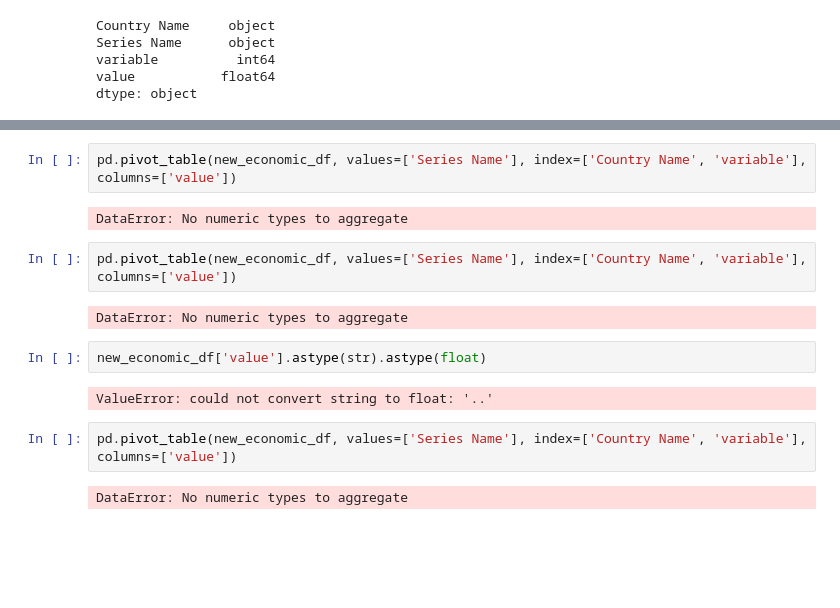
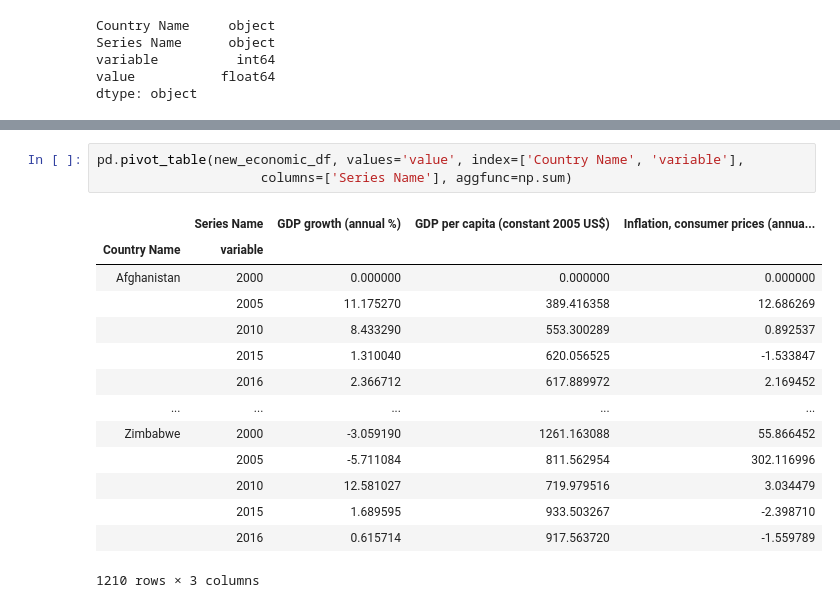
Before and after one commit to UncleBacon/ETL_Project, a Jupyter notebook: Jupyter Notebooks/economic.ipynb, the cells around one changed output, grey strips where cells are left out. Drawn from its saved outputs; the diff is of its cells as text; blank space fills up the shorter version.

```diff
--- a/Jupyter Notebooks/economic.ipynb
+++ b/Jupyter Notebooks/economic.ipynb
@@ -129,16 +116,18 @@ Length: 14520, dtype: object
 # %%
-pd.pivot_table(new_economic_df, values=['Series Name'], index=['Country Name', 'variable'], columns=['value'])
+pd.pivot_table(new_economic_df, values='value', index=['Country Name', 'variable'],
+                     columns=['Series Name'], aggfunc=np.sum)
 # %% [output]
+|  | Series Name | GDP growth (annual %) | GDP per capita (constant 2005 US$) | Inflation, consumer prices (annua... |
+| Country Name | variable |  |  |  |
+| Afghanistan | 2000 | 0.000000 | 0.000000 | 0.000000 |
+|  | 2005 | 11.175270 | 389.416358 | 12.686269 |
+|  | 2010 | 8.433290 | 553.300289 | 0.892537 |
+|  | 2015 | 1.310040 | 620.056525 | -1.533847 |
+|  | 2016 | 2.366712 | 617.889972 | 2.169452 |
+| ... | ... | ... | ... | ... |
+| Zimbabwe | 2000 | -3.059190 | 1261.163088 | 55.866452 |
+|  | 2005 | -5.711084 | 811.562954 | 302.116996 |
+|  | 2010 | 12.581027 | 719.979516 | 3.034479 |
+|  | 2015 | 1.689595 | 933.503267 | -2.398710 |
+|  | 2016 | 0.615714 | 917.563720 | -1.559789 |
-DataError: No numeric types to aggregate
+1210 rows × 3 columns
-# %%
-pd.pivot_table(new_economic_df, values=['Series Name'], index=['Country Name', 'variable'], columns=['value'])
-# %% [output]
-DataError: No numeric types to aggregate
-# %%
-new_economic_df['value'].astype(str).astype(float)
-# %% [output]
-ValueError: could not convert string to float: '..'
-# %%
-pd.pivot_table(new_economic_df, values=['Series Name'], index=['Country Name', 'variable'], columns=['value'])
-# %% [output]
-DataError: No numeric types to aggregate
```
Also changed, not shown: parts of 19 cells of this notebook.
